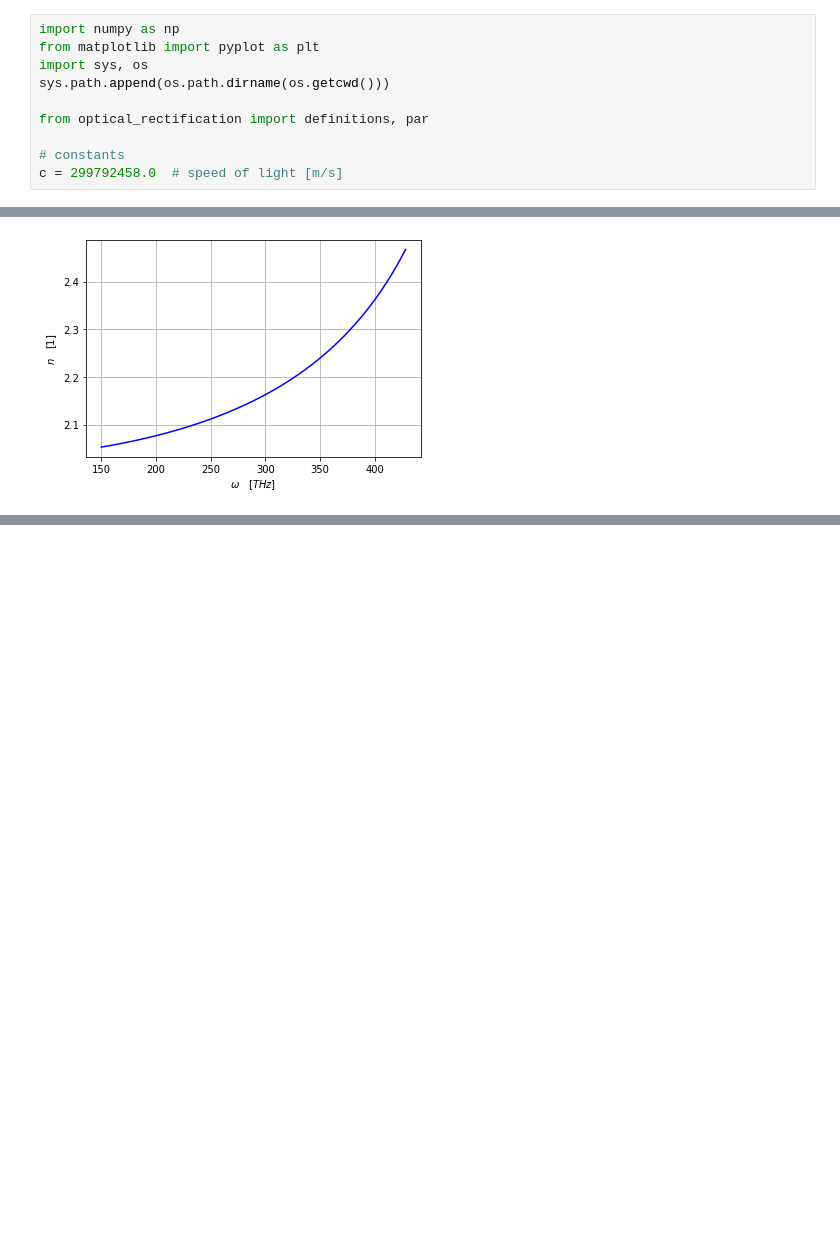
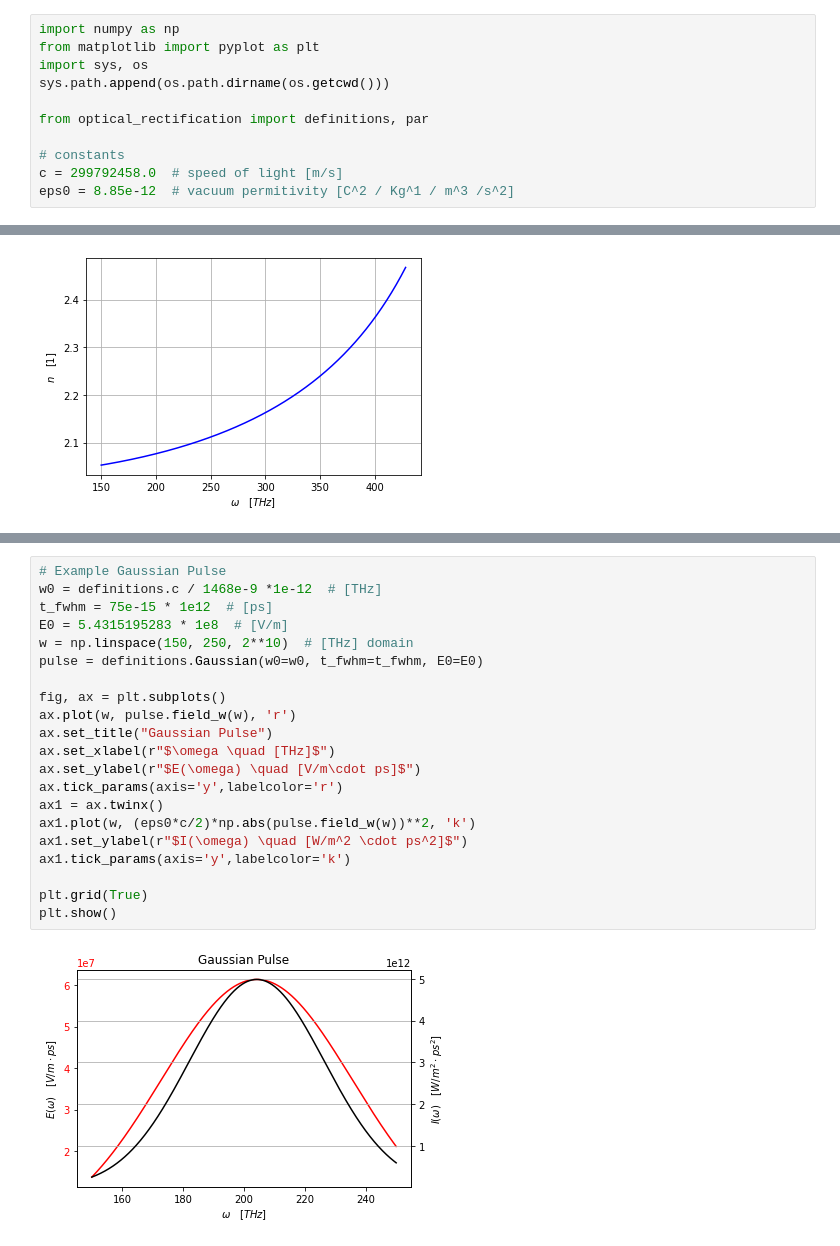
Before and after one commit to p-engel/nonlinear_optics, a Jupyter notebook: optical_rectification/notebook/analysis.ipynb, the cells around one changed output, grey strips where cells are left out. Saved outputs shown, nothing was run; the diff lists cells and outputs as text; blank space fills up the shorter version.

Commit message:
document implementation of gaussian pulse

```diff
--- a/optical_rectification/notebook/analysis.ipynb
+++ b/optical_rectification/notebook/analysis.ipynb
@@ -18,6 +18,7 @@ from optical_rectification import definitions, par
 
 # constants
 c = 299792458.0  # speed of light [m/s]
+eps0 = 8.85e-12  # vacuum permitivity [C^2 / Kg^1 / m^3 /s^2]
 # %%
 # Visualize refractive index in THz region
 fig, ax1 = plt.subplots()
@@ -105,3 +101,26 @@ and, the time–bandwidth product for the intensity profile is given by
         &= 0.441.
 \end{split}
 \end{equation}
+# %%
+# Example Gaussian Pulse
+w0 = definitions.c / 1468e-9 *1e-12  # [THz]
+t_fwhm = 75e-15 * 1e12  # [ps]
+E0 = 5.4315195283 * 1e8  # [V/m]
+w = np.linspace(150, 250, 2**10)  # [THz] domain
+pulse = definitions.Gaussian(w0=w0, t_fwhm=t_fwhm, E0=E0)
+
+fig, ax = plt.subplots()
+ax.plot(w, pulse.field_w(w), 'r')
+ax.set_title("Gaussian Pulse")
+ax.set_xlabel(r"$\omega \quad [THz]$")
+ax.set_ylabel(r"$E(\omega) \quad [V/m\cdot ps]$")
+ax.tick_params(axis='y',labelcolor='r')
+ax1 = ax.twinx()
+ax1.plot(w, (eps0*c/2)*np.abs(pulse.field_w(w))**2, 'k')
+ax1.set_ylabel(r"$I(\omega) \quad [W/m^2 \cdot ps^2]$")
+ax1.tick_params(axis='y',labelcolor='k')
+
+plt.grid(True)
+plt.show()
+# %% [output]
+[figure, added]
```
Also changed, not shown: parts of 1 cell of this notebook.
